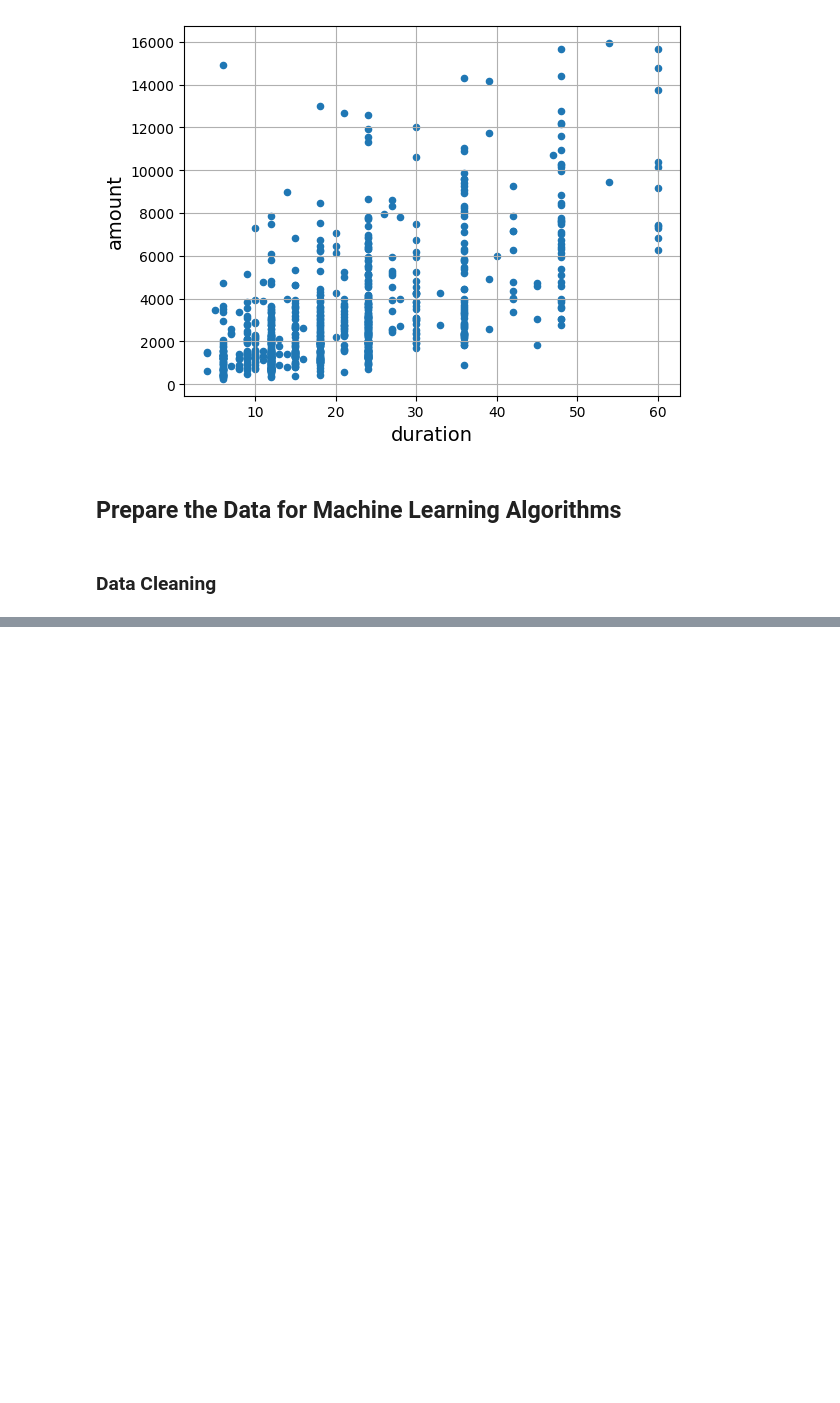
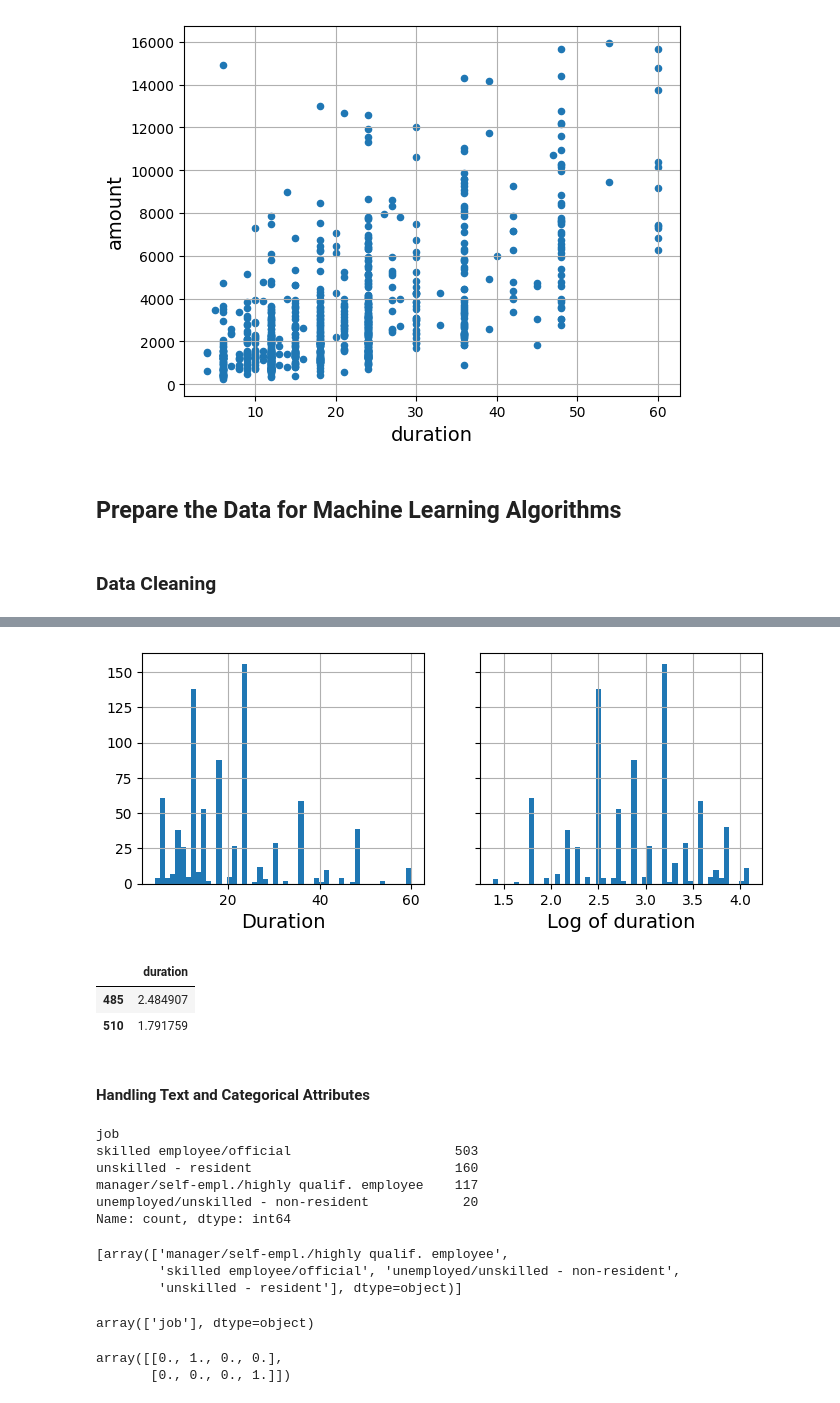
Before and after one commit to Gonzalo-Caro/Practicas-ML-NN, a Jupyter notebook: Additional Exercises/2. Classification.ipynb, the cells around one changed output, grey strips where cells are left out. Cells and saved outputs as stored; diff of their text form; code cells hidden in the pictures; blank space fills up the shorter version.

```diff
--- a/Additional Exercises/2. Classification.ipynb
+++ b/Additional Exercises/2. Classification.ipynb
@@ -171,0 +200,10 @@ credit_label = train_set["credit_risk"].copy()
+# %%
+fig, axs = plt.subplots(1, 2, figsize=(8, 3), sharey=True)
+credit["duration"].hist(ax=axs[0], bins=50)
+credit["duration"].apply(np.log).hist(ax=axs[1], bins=50)
+axs[0].set_xlabel("Duration")
+axs[1].set_xlabel("Log of duration")
+
+plt.show()
+# %% [output]
+[figure, added]
@@ -171,0 +215,17 @@ credit_label = train_set["credit_risk"].copy()
+# %%
+log_pop[:2]
+# %% [output]
+|  | duration |
+| 485 | 2.484907 |
+| 510 | 1.791759 |
+# %% [markdown]
+#### Handling Text and Categorical Attributes
+# %%
+credit['job'].value_counts()
+# %% [output]
+job
+skilled employee/official                     503
+unskilled - resident                          160
+manager/self-empl./highly qualif. employee    117
+unemployed/unskilled - non-resident            20
+Name: count, dtype: int64
@@ -171,0 +237,10 @@ credit_label = train_set["credit_risk"].copy()
+# %%
+cat_encoder.categories_
+# %% [output]
+[array(['manager/self-empl./highly qualif. employee',
+        'skilled employee/official', 'unemployed/unskilled - non-resident',
+        'unskilled - resident'], dtype=object)]
+# %%
+cat_encoder.feature_names_in_
+# %% [output]
+array(['job'], dtype=object)
@@ -171,0 +249,6 @@ credit_label = train_set["credit_risk"].copy()
+# %%
+cat_encoder.handle_unknown = "ignore"
+cat_encoder.transform(df_test_unknown)
+# %% [output]
+array([[0., 1., 0., 0.],
+       [0., 0., 0., 1.]])
```
Also changed, not shown: parts of 24 cells of this notebook, 1 other file.
